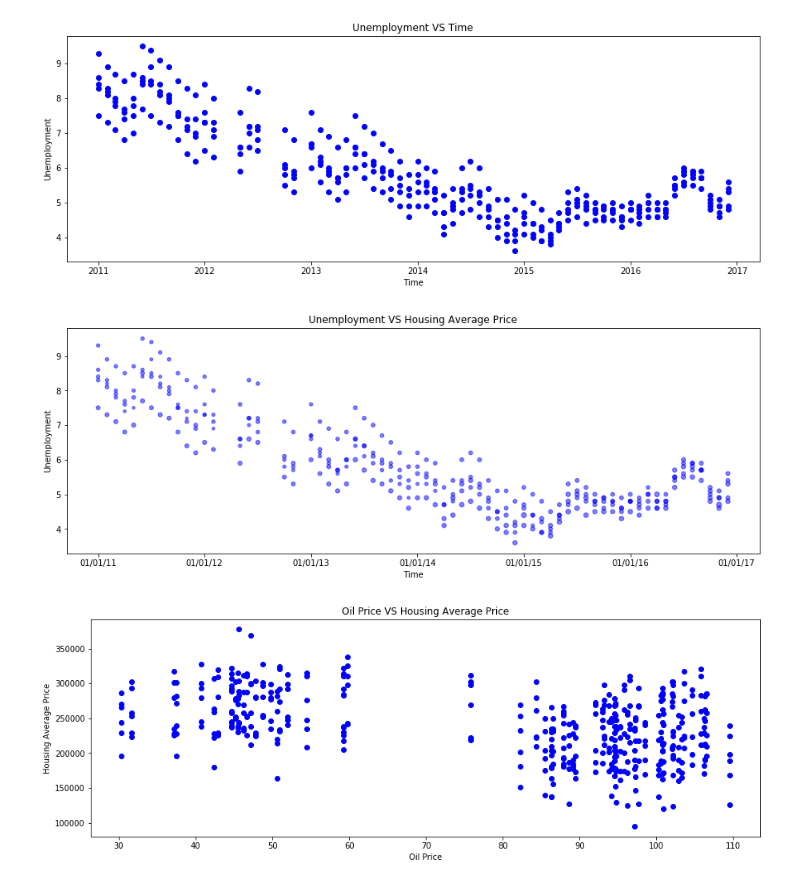
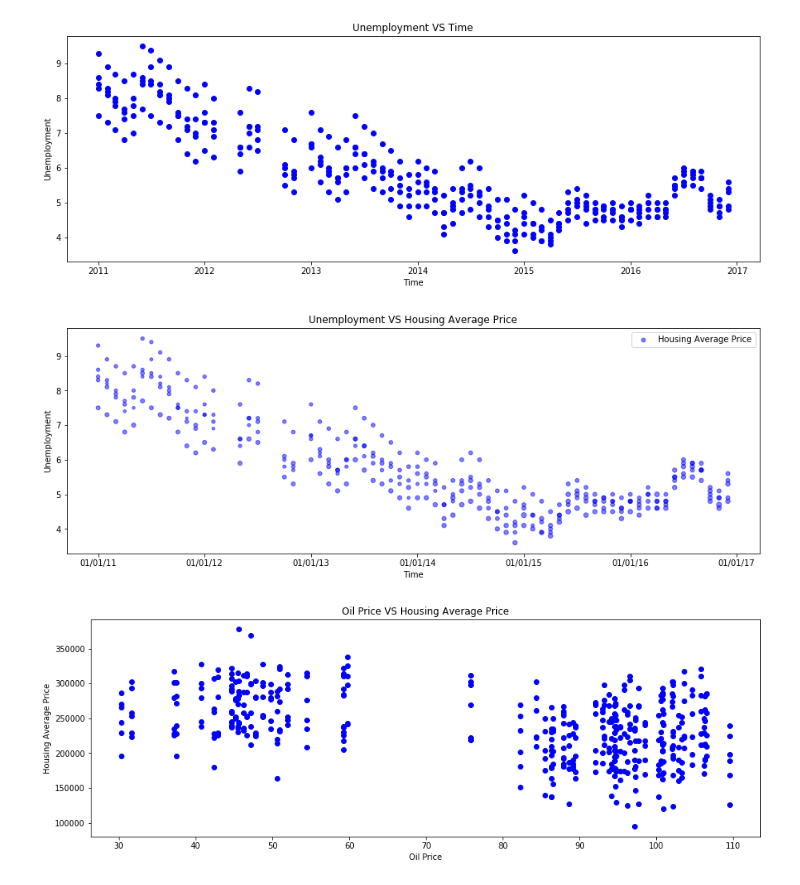
Before and after one commit to savorgnan5/Project_1, a Jupyter notebook: Fabio_P.ipynb, the cells around one changed output. Cells and saved outputs as stored; diff of their text form; code cells hidden in the pictures.

```diff
--- a/Fabio_P.ipynb
+++ b/Fabio_P.ipynb
@@ -348,18 +351,20 @@ plt.show()
 # %% [output]
 [figure]
 # %%
-
-plt.scatter(County_list_Houston["Date"],
+fig, ax= plt.subplots()
+ax.scatter(County_list_Houston["Date"],
             County_list_Houston["Unemployment"],
             s=County_list_Houston["Housing Average Price"]/10000,
             alpha= 0.5, marker="o", color="blue",label="Housing Average Price")
 plt.xticks(["01/01/11","01/01/12","01/01/13","01/01/14","01/01/15","01/01/16","01/01/17"])
 plt.title("Unemployment VS Housing Average Price")
 plt.xlabel("Time")
 plt.ylabel("Unemployment")
+plt.legend()
+plt.savefig("Unemployment VS Housing Average Price.png")
 plt.show()
 # %% [output]
-[figure, old version]
+[figure, new version]
 # %%
 
 Oil_house= plt.scatter(County_list_Houston["Oil Price"], County_list_Houston["Housing Average Price"], marker="o", color="blue")
```
Also changed, not shown: parts of 5 cells of this notebook, 5 other files.
